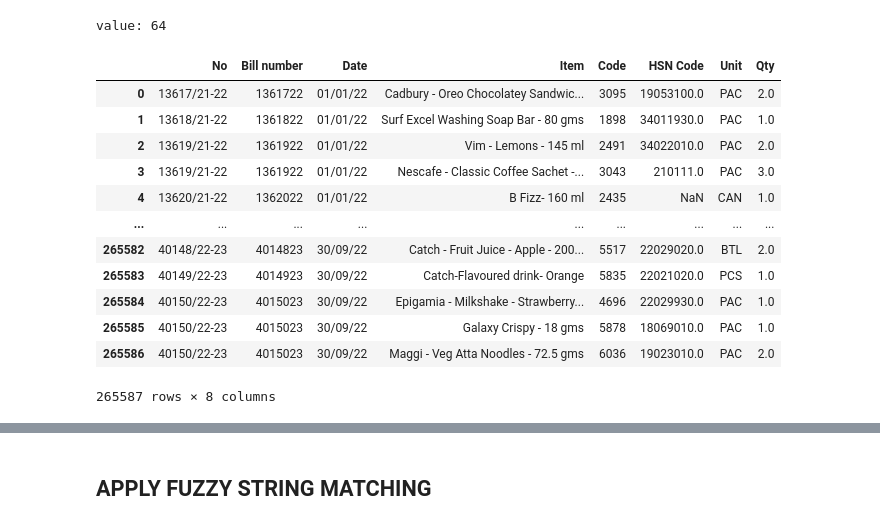
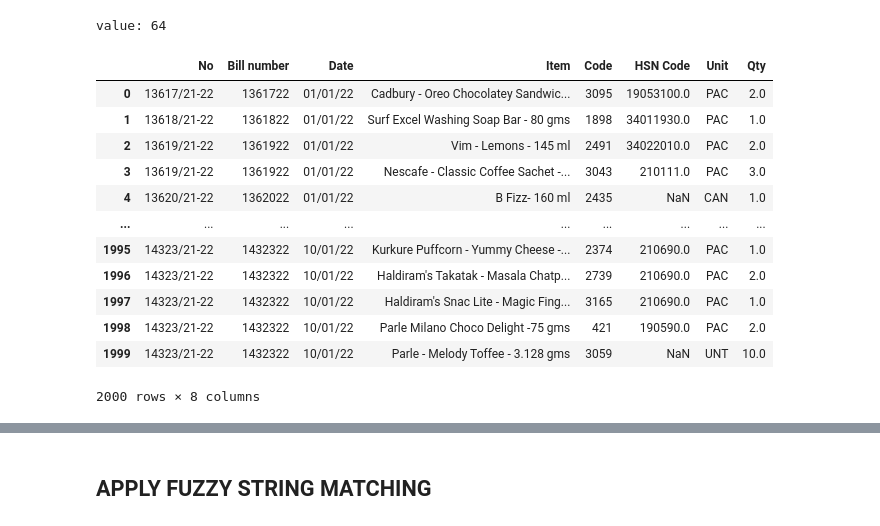
Before and after one commit to rahul-madaan/Market-Analysis-Apriori, a Jupyter notebook: Fuzzy string matching.ipynb, the cells around one changed output, grey strips where cells are left out. Cells and saved outputs as stored; diff of their text form; code cells hidden in the pictures.

```diff
--- a/Fuzzy string matching.ipynb
+++ b/Fuzzy string matching.ipynb
@@ -13,23 +6,24 @@ value = fuzz.token_sort_ratio('New York in the house 2002 uhgbjkn hubijnk', 'hgb
 print('value: ' + str(value))
 # %% [output]
 value: 64
-# %%
-Data = pd.read_csv("C:/Users/hrida/Documents/Coding/PythonProjects/Market-Analysis-Apriori/combined.csv")
-Data
-# %% [output]
-|  | No | Bill number | Date | Item | Code | HSN Code | Unit | Qty |
-| 0 | 13617/21-22 | 1361722 | 01/01/22 | Cadbury - Oreo Chocolatey Sandwic... | 3095 | 19053100.0 | PAC | 2.0 |
-| 1 | 13618/21-22 | 1361822 | 01/01/22 | Surf Excel Washing Soap Bar - 80 gms | 1898 | 34011930.0 | PAC | 1.0 |
-| 2 | 13619/21-22 | 1361922 | 01/01/22 | Vim - Lemons - 145 ml | 2491 | 34022010.0 | PAC | 2.0 |
-| 3 | 13619/21-22 | 1361922 | 01/01/22 | Nescafe - Classic Coffee Sachet -... | 3043 | 210111.0 | PAC | 3.0 |
-| 4 | 13620/21-22 | 1362022 | 01/01/22 | B Fizz- 160 ml | 2435 | NaN | CAN | 1.0 |
-| ... | ... | ... | ... | ... | ... | ... | ... | ... |
-| 265582 | 40148/22-23 | 4014823 | 30/09/22 | Catch - Fruit Juice - Apple - 200... | 5517 | 22029020.0 | BTL | 2.0 |
-| 265583 | 40149/22-23 | 4014923 | 30/09/22 | Catch-Flavoured drink- Orange | 5835 | 22021020.0 | PCS | 1.0 |
-| 265584 | 40150/22-23 | 4015023 | 30/09/22 | Epigamia - Milkshake - Strawberry... | 4696 | 22029930.0 | PAC | 1.0 |
-| 265585 | 40150/22-23 | 4015023 | 30/09/22 | Galaxy Crispy - 18 gms | 5878 | 18069010.0 | PAC | 1.0 |
-| 265586 | 40150/22-23 | 4015023 | 30/09/22 | Maggi - Veg Atta Noodles - 72.5 gms | 6036 | 19023010.0 | PAC | 2.0 |
-265587 rows × 8 columns
+# %%
+Data = pd.read_csv("/Users/rahul.madan/Desktop/CDA course files/project files/datagrabbostorepos/combined_subset2000.csv")
+# Data = pd.read_csv("/Users/rahul.madan/Desktop/CDA course files/project files/datagrabbostorepos/combined.csv")
+Data
+# %% [output]
+|  | No | Bill number | Date | Item | Code | HSN Code | Unit | Qty |
+| 0 | 13617/21-22 | 1361722 | 01/01/22 | Cadbury - Oreo Chocolatey Sandwic... | 3095 | 19053100.0 | PAC | 2.0 |
+| 1 | 13618/21-22 | 1361822 | 01/01/22 | Surf Excel Washing Soap Bar - 80 gms | 1898 | 34011930.0 | PAC | 1.0 |
+| 2 | 13619/21-22 | 1361922 | 01/01/22 | Vim - Lemons - 145 ml | 2491 | 34022010.0 | PAC | 2.0 |
+| 3 | 13619/21-22 | 1361922 | 01/01/22 | Nescafe - Classic Coffee Sachet -... | 3043 | 210111.0 | PAC | 3.0 |
+| 4 | 13620/21-22 | 1362022 | 01/01/22 | B Fizz- 160 ml | 2435 | NaN | CAN | 1.0 |
+| ... | ... | ... | ... | ... | ... | ... | ... | ... |
+| 1995 | 14323/21-22 | 1432322 | 10/01/22 | Kurkure Puffcorn - Yummy Cheese -... | 2374 | 210690.0 | PAC | 1.0 |
+| 1996 | 14323/21-22 | 1432322 | 10/01/22 | Haldiram's Takatak - Masala Chatp... | 2739 | 210690.0 | PAC | 2.0 |
+| 1997 | 14323/21-22 | 1432322 | 10/01/22 | Haldiram's Snac Lite - Magic Fing... | 3165 | 210690.0 | PAC | 1.0 |
+| 1998 | 14323/21-22 | 1432322 | 10/01/22 | Parle Milano Choco Delight -75 gms | 421 | 190590.0 | PAC | 2.0 |
+| 1999 | 14323/21-22 | 1432322 | 10/01/22 | Parle - Melody Toffee - 3.128 gms | 3059 | NaN | UNT | 10.0 |
+2000 rows × 8 columns
 # %%
 unique_items = Data['Item'].unique()
 print(len(unique_items))
```
Also changed, not shown: parts of 17 cells of this notebook, 2 other files.
